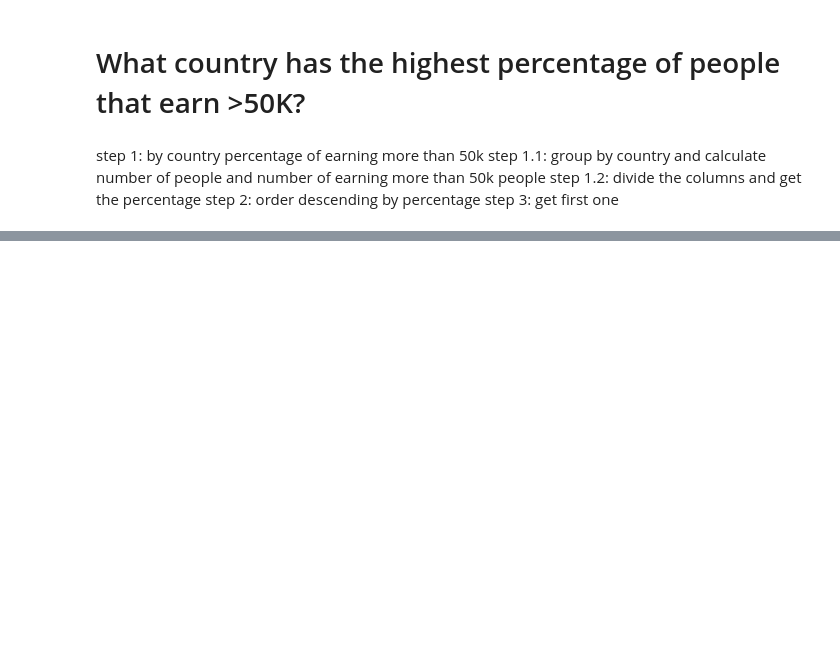
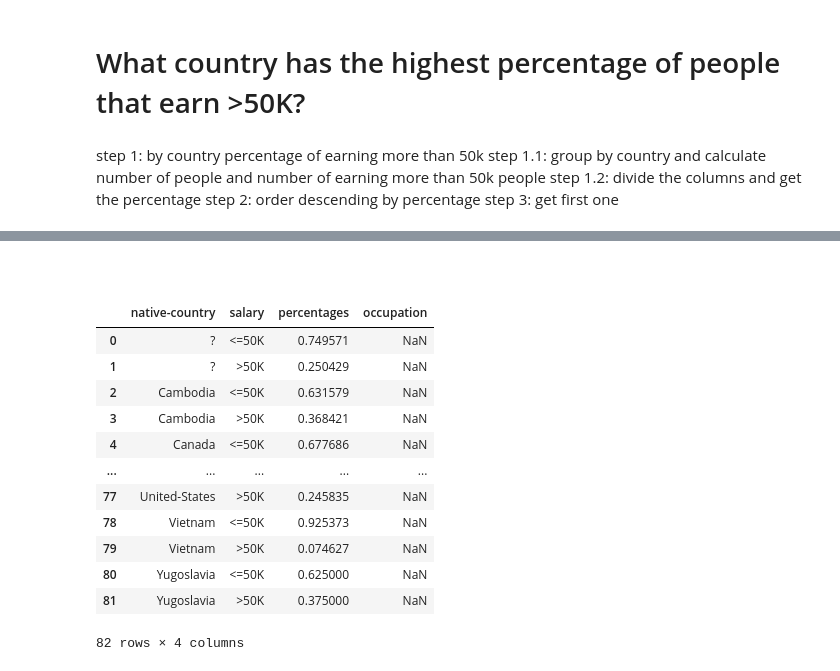
Before and after one commit to PeterAvgerinos/PyCerts, a Jupyter notebook: PyDataAn/problems/problem2/Untitled1.ipynb, the cells around one changed output, grey strips where cells are left out. Drawn from its saved outputs; the diff is of its cells as text; code cells hidden in the pictures; blank space fills up the shorter version.

```diff
--- a/PyDataAn/problems/problem2/Untitled1.ipynb
+++ b/PyDataAn/problems/problem2/Untitled1.ipynb
@@ -150,3 +158,26 @@ top_IN_occupation = None
+# %% [markdown]
+#
+#
+#
+#
+#
+# %%
+percentages_by_country['occupation'] = df['occupation'].value_counts()
+percentages_by_country
+# %% [output]
+|  | native-country | salary | percentages | occupation |
+| 0 | ? | <=50K | 0.749571 | NaN |
+| 1 | ? | >50K | 0.250429 | NaN |
+| 2 | Cambodia | <=50K | 0.631579 | NaN |
+| 3 | Cambodia | >50K | 0.368421 | NaN |
+| 4 | Canada | <=50K | 0.677686 | NaN |
+| ... | ... | ... | ... | ... |
+| 77 | United-States | >50K | 0.245835 | NaN |
+| 78 | Vietnam | <=50K | 0.925373 | NaN |
+| 79 | Vietnam | >50K | 0.074627 | NaN |
+| 80 | Yugoslavia | <=50K | 0.625000 | NaN |
+| 81 | Yugoslavia | >50K | 0.375000 | NaN |
+82 rows × 4 columns
 # %%
 # Identify the most popular occupation for those who earn >50K in India.
 top_IN_occupation = None
```
Also changed, not shown: parts of 10 cells of this notebook.
